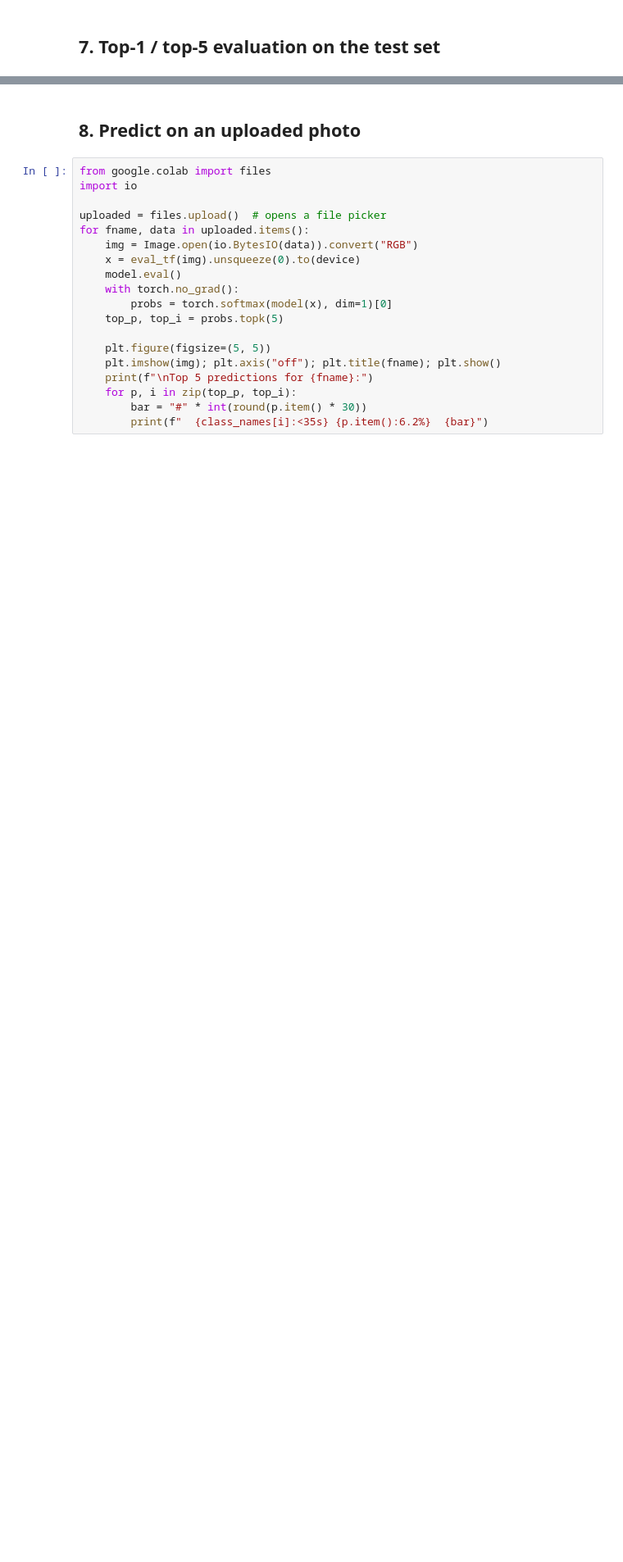
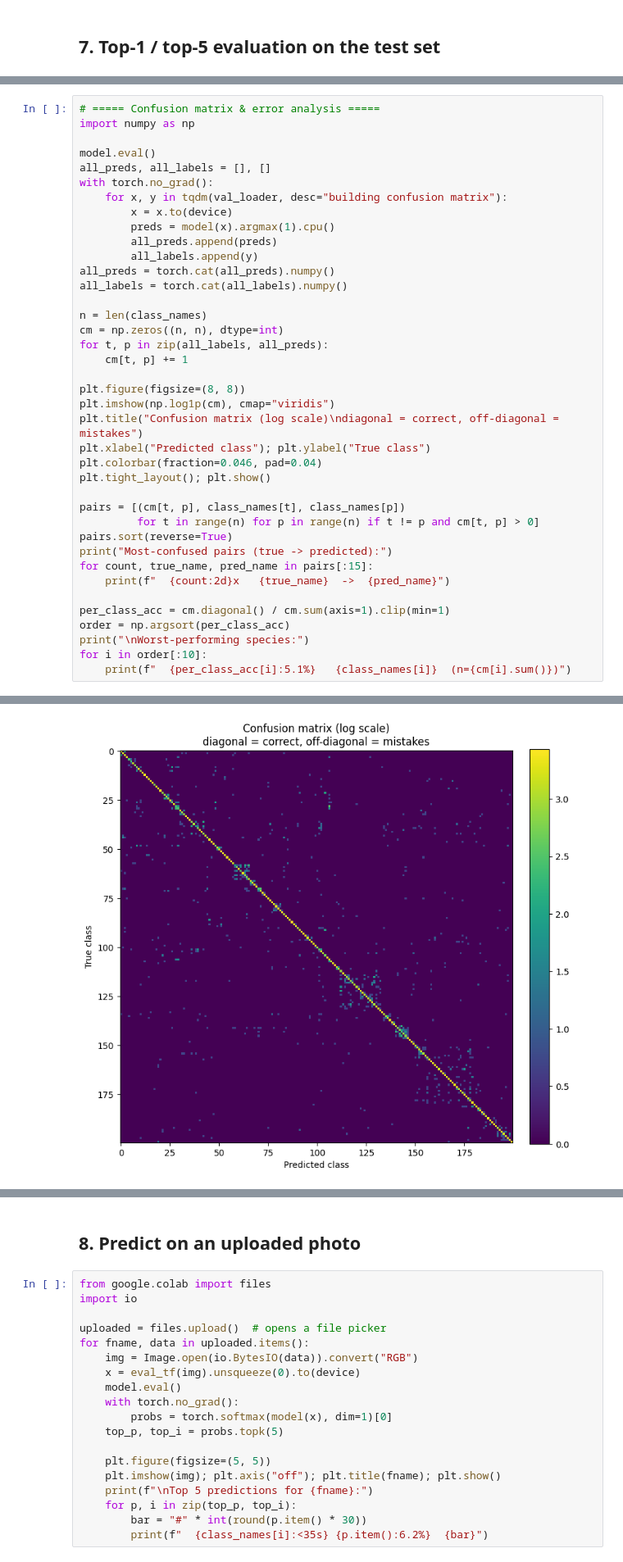
Before and after one commit to apurvapm/fine-grained-cub-classifier, a Jupyter notebook: CUB_EF~1_IPY.ipynb, the cells around one changed output, grey strips where cells are left out. Shown at 82% size. Saved outputs shown, nothing was run; the diff lists cells and outputs as text; blank space fills up the shorter version.

Commit message:
Adding the error analysis : confusion matrix and Grad-CAM

```diff
--- a/CUB_EF~1_IPY.ipynb
+++ b/CUB_EF~1_IPY.ipynb
@@ -233,0 +351,40 @@ print(f"Top-5 acc: {top5/total:.4f}")
+# %%
+# ===== Confusion matrix & error analysis =====
+import numpy as np
+
+model.eval()
+all_preds, all_labels = [], []
+with torch.no_grad():
+    for x, y in tqdm(val_loader, desc="building confusion matrix"):
+        x = x.to(device)
+        preds = model(x).argmax(1).cpu()
+        all_preds.append(preds)
+        all_labels.append(y)
+all_preds = torch.cat(all_preds).numpy()
+all_labels = torch.cat(all_labels).numpy()
+
+n = len(class_names)
+cm = np.zeros((n, n), dtype=int)
+for t, p in zip(all_labels, all_preds):
+    cm[t, p] += 1
+
+plt.figure(figsize=(8, 8))
+plt.imshow(np.log1p(cm), cmap="viridis")
+plt.title("Confusion matrix (log scale)\ndiagonal = correct, off-diagonal = mistakes")
+plt.xlabel("Predicted class"); plt.ylabel("True class")
+plt.colorbar(fraction=0.046, pad=0.04)
+plt.tight_layout(); plt.show()
+
+pairs = [(cm[t, p], class_names[t], class_names[p])
+         for t in range(n) for p in range(n) if t != p and cm[t, p] > 0]
+pairs.sort(reverse=True)
+print("Most-confused pairs (true -> predicted):")
+for count, true_name, pred_name in pairs[:15]:
+    print(f"  {count:2d}x   {true_name}  ->  {pred_name}")
+
+per_class_acc = cm.diagonal() / cm.sum(axis=1).clip(min=1)
+order = np.argsort(per_class_acc)
+print("\nWorst-performing species:")
+for i in order[:10]:
+    print(f"  {per_class_acc[i]:5.1%}   {class_names[i]}  (n={cm[i].sum()})")
+# %% [output]
@@ -233,0 +408 @@ print(f"Top-5 acc: {top5/total:.4f}")
+[figure, added]
```
Also changed, not shown: parts of 13 cells of this notebook.
